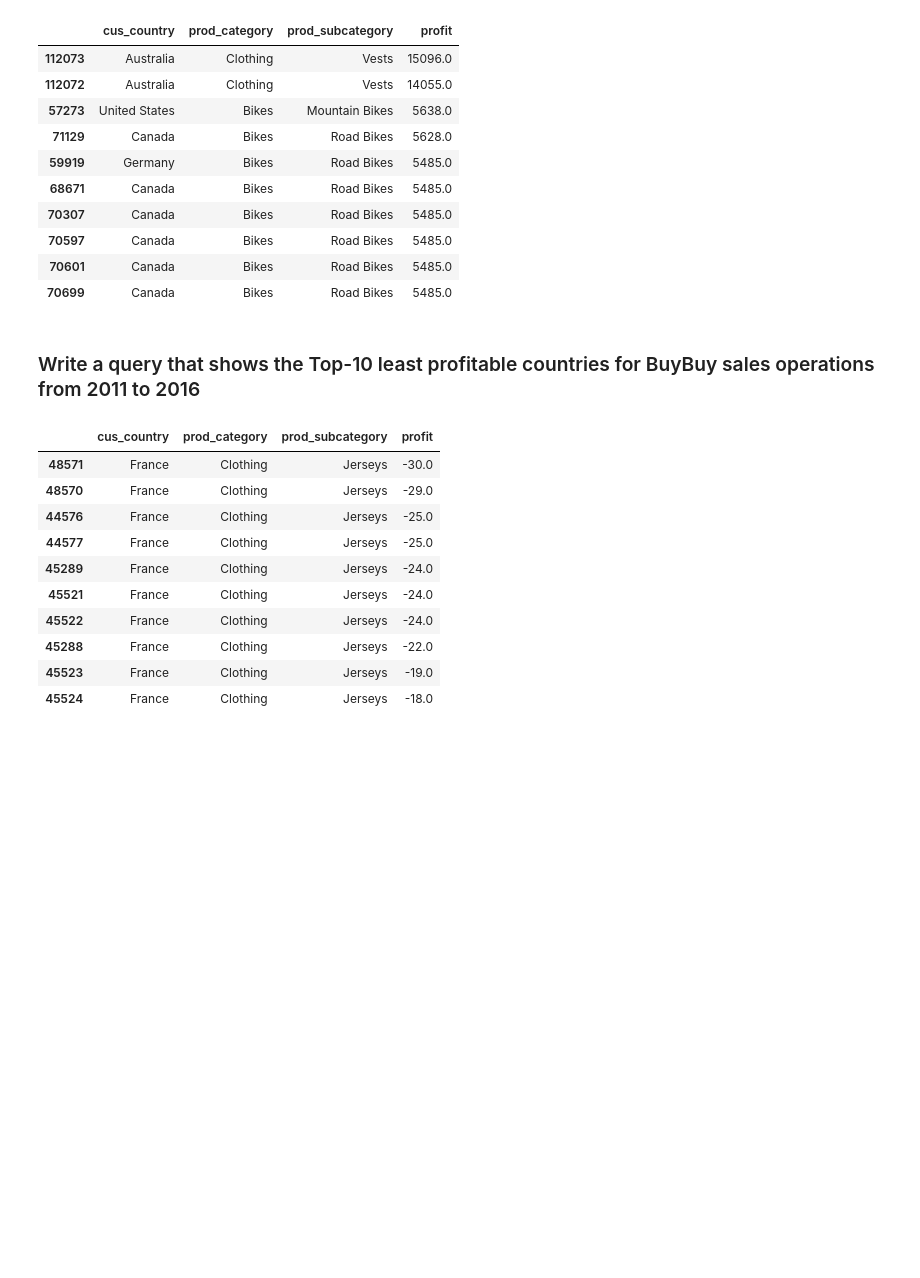
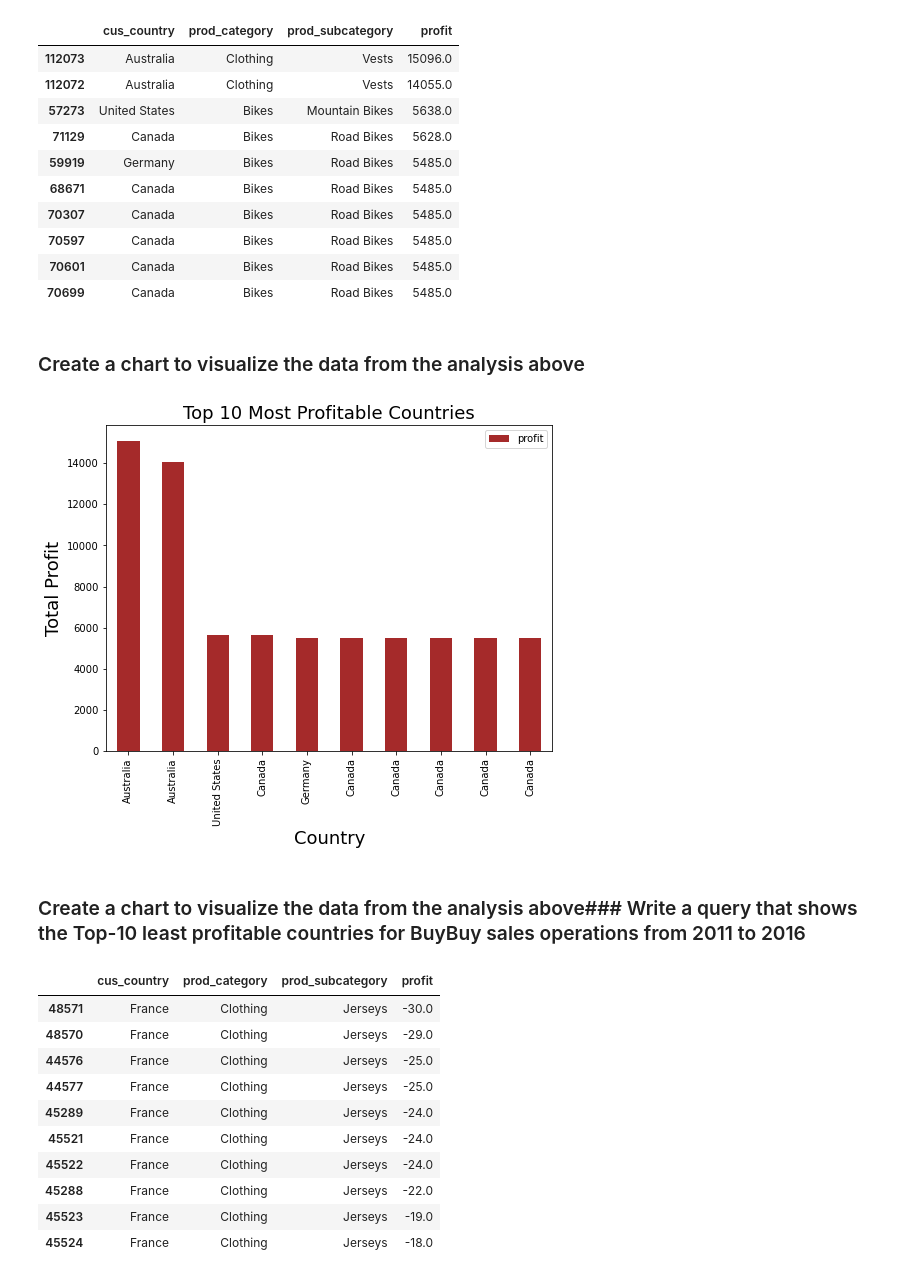
Before and after one commit to LemmyFee/Code-Your-Way-Up, a Jupyter notebook: buybuy_sales.ipynb, the cells around one changed output. Drawn from its saved outputs; the diff is of its cells as text; code cells hidden in the pictures; blank space fills up the shorter version.

Commit message:
feat - Add chart
Visualize data to show more insights

```diff
--- a/buybuy_sales.ipynb
+++ b/buybuy_sales.ipynb
@@ -304,7 +304,8 @@ array(['Canada', 'Australia', 'United States', 'Germany', 'France',
 ### Write a query that shows the Top-10 most profitable countries for BuyBuy sales operations from 2011 to 2016
 # %%
 # select country, product category, subcategory and profit columns
-df[['cus_country', 'prod_category', 'prod_subcategory', 'profit']].nlargest(10, 'profit')
+chart = df[['cus_country', 'prod_category', 'prod_subcategory', 'profit']].nlargest(10, 'profit')
+chart
 # %% [output]
 |  | cus_country | prod_category | prod_subcategory | profit |
 | 112073 | Australia | Clothing | Vests | 15096.0 |
@@ -317,8 +318,18 @@ df[['cus_country', 'prod_category', 'prod_subcategory', 'profit']].nlargest(10,
 | 70597 | Canada | Bikes | Road Bikes | 5485.0 |
 | 70601 | Canada | Bikes | Road Bikes | 5485.0 |
 | 70699 | Canada | Bikes | Road Bikes | 5485.0 |
+# %% [markdown]
+###  Create a chart to visualize the data from the analysis above
+# %%
+chart.plot(kind = 'bar', x = 'cus_country', color = 'brown', figsize = (8,6))
+plt.xlabel('Country', fontsize = 18)
+plt.ylabel('Total Profit', fontsize = 18)
+plt.title('Top 10 Most Profitable Countries', fontsize = 18)
+plt.legend();
+# %% [output]
+[figure, added]
 # %% [markdown]
-### Write a query that shows the Top-10 least profitable countries for BuyBuy sales operations from 2011 to 2016
+###  Create a chart to visualize the data from the analysis above### Write a query that shows the Top-10 least profitable countries for BuyBuy sales operations from 2011 to 2016
 # %%
 # select country, product category, subcategory and profit columns
 df[['cus_country', 'prod_category', 'prod_subcategory', 'profit']].nsmallest(10, 'profit')
```
Also changed, not shown: parts of 1 cell of this notebook.
